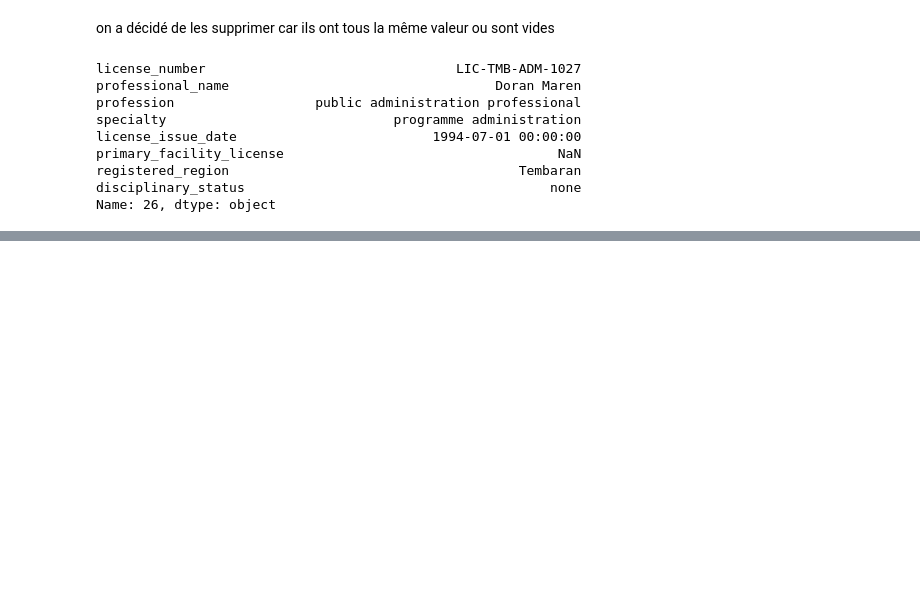
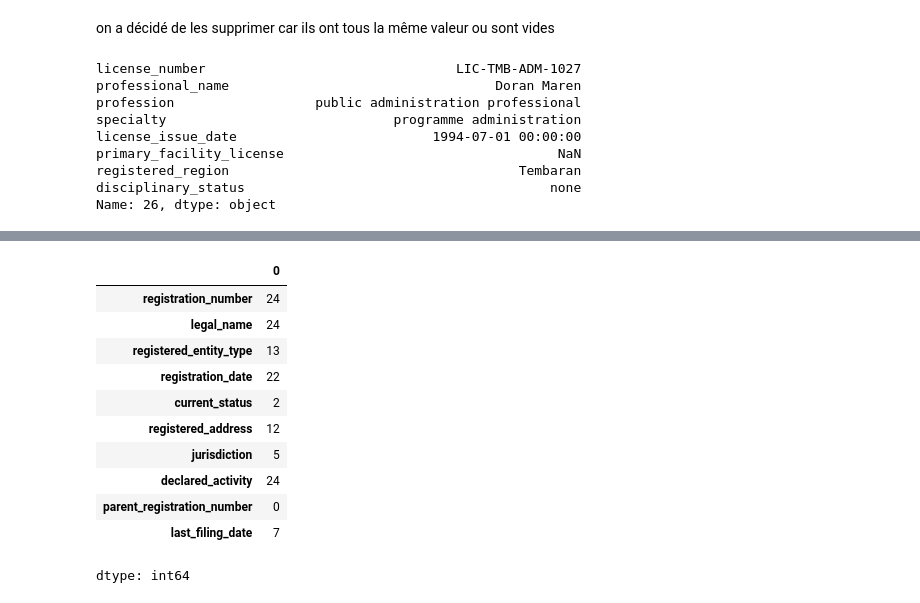
Before and after one commit to Sheik-info/20262027-UE-DataMining-Project, a Jupyter notebook: Base_notebook_to_complete.ipynb, the cells around one changed output, grey strips where cells are left out. Drawn from its saved outputs; the diff is of its cells as text; code cells hidden in the pictures; blank space fills up the shorter version.

```diff
--- a/Base_notebook_to_complete.ipynb
+++ b/Base_notebook_to_complete.ipynb
@@ -1566,0 +1045,15 @@ Name: 26, dtype: object
+# %%
+df_re.nunique()
+# %% [output]
+|  | 0 |
+| registration_number | 24 |
+| legal_name | 24 |
+| registered_entity_type | 13 |
+| registration_date | 22 |
+| current_status | 2 |
+| registered_address | 12 |
+| jurisdiction | 5 |
+| declared_activity | 24 |
+| parent_registration_number | 0 |
+| last_filing_date | 7 |
+dtype: int64
```
Also changed, not shown: parts of 77 cells of this notebook.
